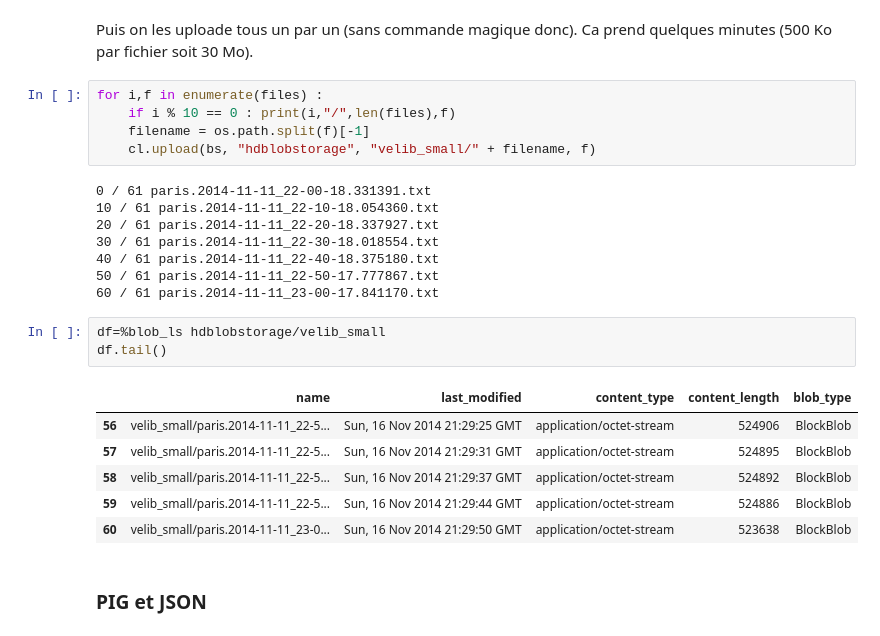
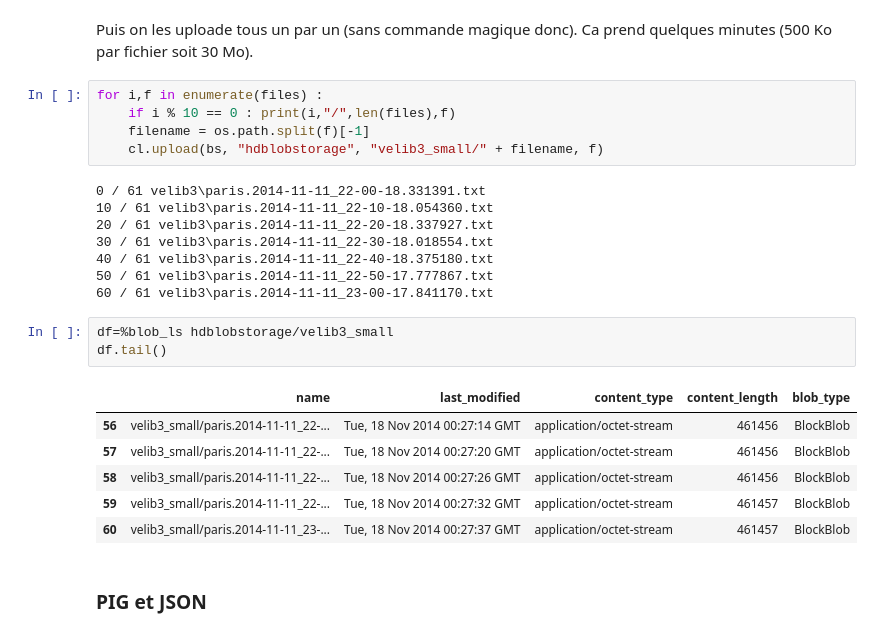
Before and after one commit to sdpython/ensae_teaching_cs, a Jupyter notebook: _doc/notebooks/td3a/td3a_cenonce_session7a.ipynb, the cells around one changed output. Saved outputs shown, nothing was run; the diff lists cells and outputs as text.

```diff
--- a/_doc/notebooks/td3a/td3a_cenonce_session7a.ipynb
+++ b/_doc/notebooks/td3a/td3a_cenonce_session7a.ipynb
@@ -114,25 +157,25 @@ Puis on les uploade tous un par un (sans commande magique donc). Ca prend quelqu
 for i,f in enumerate(files) :
     if i % 10 == 0 : print(i,"/",len(files),f)
     filename = os.path.split(f)[-1]
-    cl.upload(bs, "hdblobstorage", "velib_small/" + filename, f)
+    cl.upload(bs, "hdblobstorage", "velib3_small/" + filename, f)
 # %% [output]
-0 / 61 paris.2014-11-11_22-00-18.331391.txt
-10 / 61 paris.2014-11-11_22-10-18.054360.txt
-20 / 61 paris.2014-11-11_22-20-18.337927.txt
-30 / 61 paris.2014-11-11_22-30-18.018554.txt
-40 / 61 paris.2014-11-11_22-40-18.375180.txt
-50 / 61 paris.2014-11-11_22-50-17.777867.txt
-60 / 61 paris.2014-11-11_23-00-17.841170.txt
+0 / 61 velib3\paris.2014-11-11_22-00-18.331391.txt
+10 / 61 velib3\paris.2014-11-11_22-10-18.054360.txt
+20 / 61 velib3\paris.2014-11-11_22-20-18.337927.txt
+30 / 61 velib3\paris.2014-11-11_22-30-18.018554.txt
+40 / 61 velib3\paris.2014-11-11_22-40-18.375180.txt
+50 / 61 velib3\paris.2014-11-11_22-50-17.777867.txt
+60 / 61 velib3\paris.2014-11-11_23-00-17.841170.txt
 # %%
-df=%blob_ls hdblobstorage/velib_small
+df=%blob_ls hdblobstorage/velib3_small
 df.tail()
 # %% [output]
 |  | name | last_modified | content_type | content_length | blob_type |
-| 56 | velib_small/paris.2014-11-11_22-5... | Sun, 16 Nov 2014 21:29:25 GMT | application/octet-stream | 524906 | BlockBlob |
-| 57 | velib_small/paris.2014-11-11_22-5... | Sun, 16 Nov 2014 21:29:31 GMT | application/octet-stream | 524895 | BlockBlob |
-| 58 | velib_small/paris.2014-11-11_22-5... | Sun, 16 Nov 2014 21:29:37 GMT | application/octet-stream | 524892 | BlockBlob |
-| 59 | velib_small/paris.2014-11-11_22-5... | Sun, 16 Nov 2014 21:29:44 GMT | application/octet-stream | 524886 | BlockBlob |
-| 60 | velib_small/paris.2014-11-11_23-0... | Sun, 16 Nov 2014 21:29:50 GMT | application/octet-stream | 523638 | BlockBlob |
+| 56 | velib3_small/paris.2014-11-11_22-... | Tue, 18 Nov 2014 00:27:14 GMT | application/octet-stream | 461456 | BlockBlob |
+| 57 | velib3_small/paris.2014-11-11_22-... | Tue, 18 Nov 2014 00:27:20 GMT | application/octet-stream | 461456 | BlockBlob |
+| 58 | velib3_small/paris.2014-11-11_22-... | Tue, 18 Nov 2014 00:27:26 GMT | application/octet-stream | 461456 | BlockBlob |
+| 59 | velib3_small/paris.2014-11-11_22-... | Tue, 18 Nov 2014 00:27:32 GMT | application/octet-stream | 461457 | BlockBlob |
+| 60 | velib3_small/paris.2014-11-11_23-... | Tue, 18 Nov 2014 00:27:37 GMT | application/octet-stream | 461457 | BlockBlob |
 # %% [markdown]
 <h3 id="pig1">PIG et JSON</h3>
 # %% [markdown]
```
Also changed, not shown: parts of 21 cells of this notebook, 4 other files.
